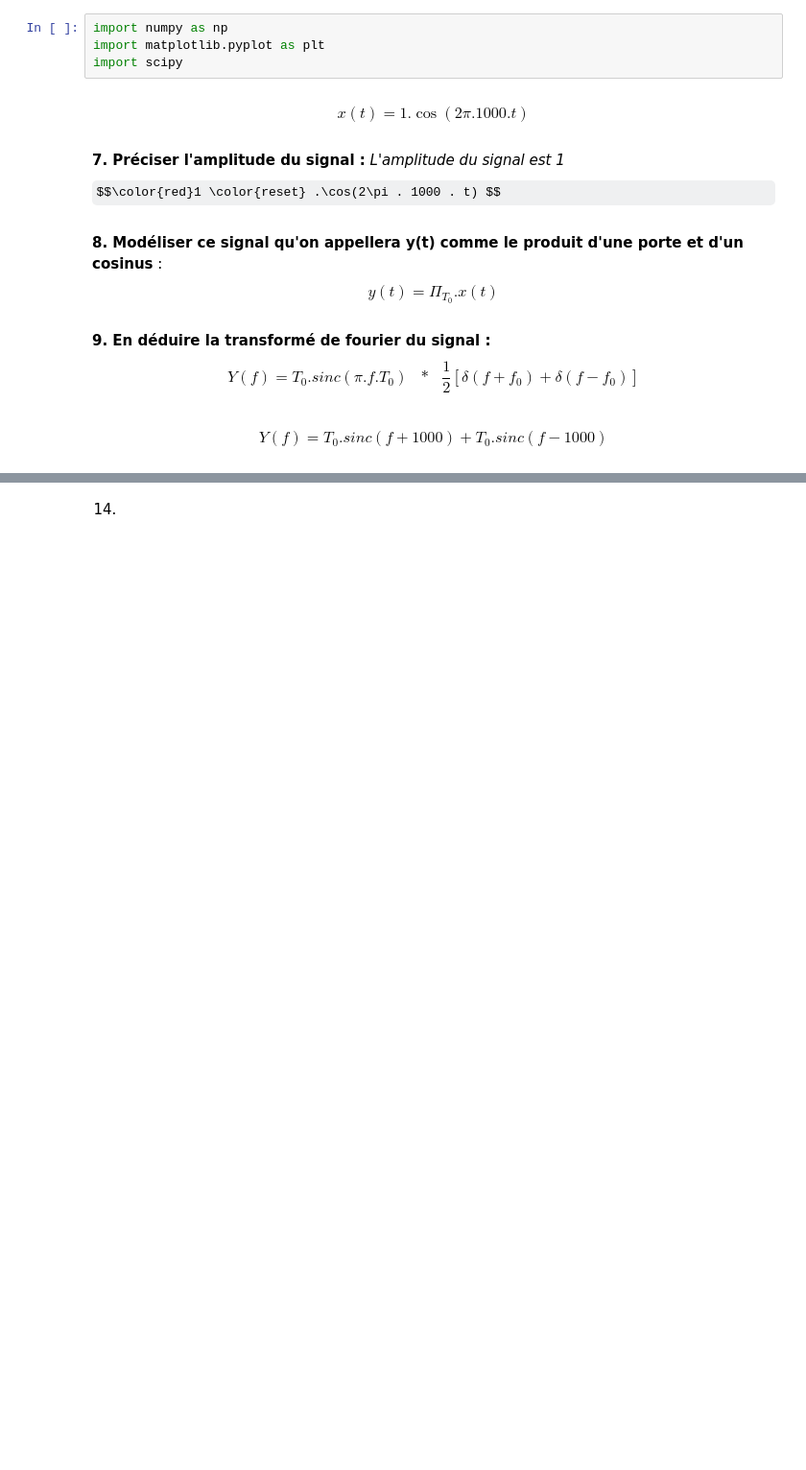
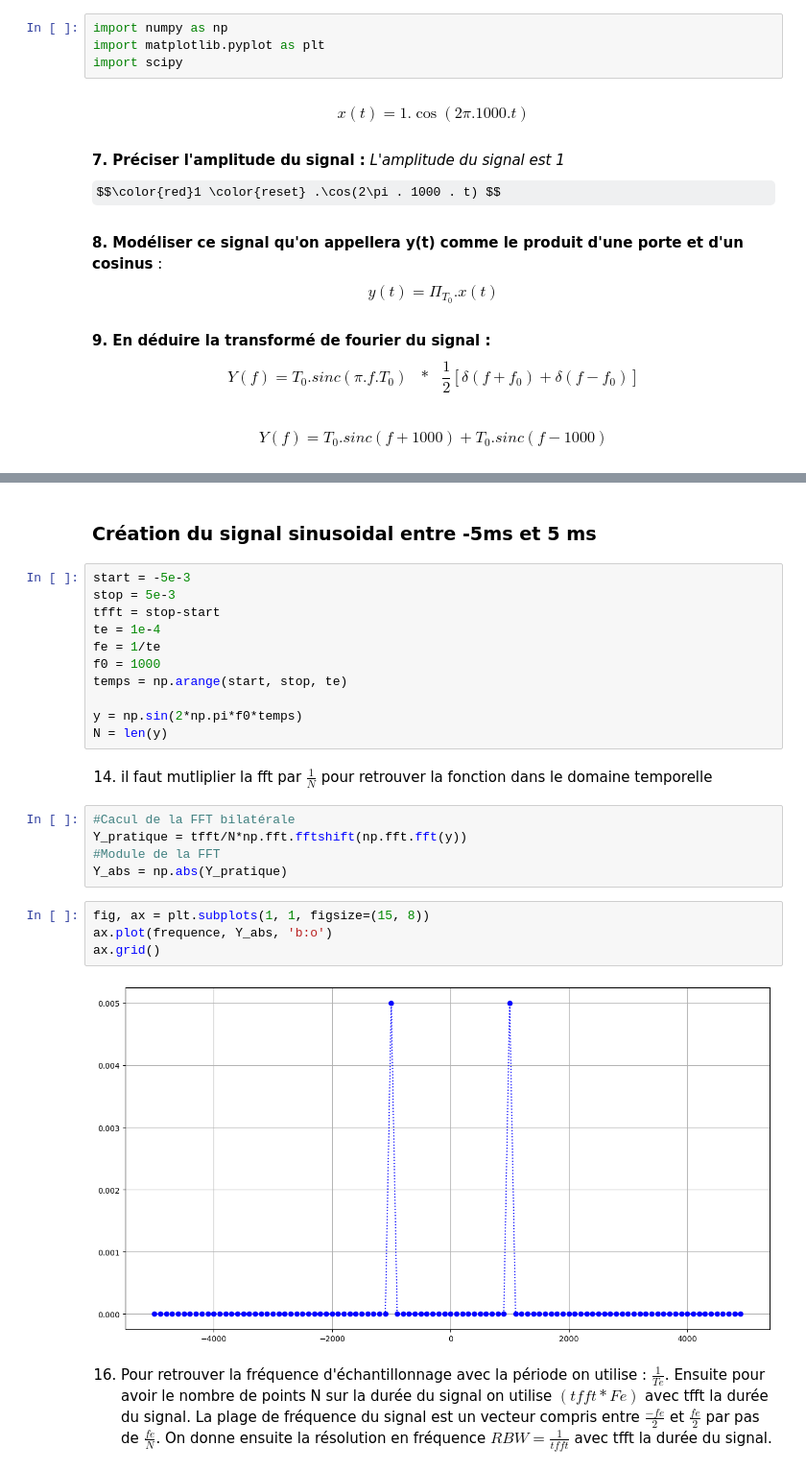
Before and after one commit to NergYR/RT2R05_TP1, a Jupyter notebook: TP1.ipynb, the cells around one changed output, grey strips where cells are left out. Shown: that part at 96% size. Saved outputs shown, nothing was run; the diff lists cells and outputs as text; some formulas as TeX source; blank space fills up the shorter version.

```diff
--- a/TP1.ipynb
+++ b/TP1.ipynb
@@ -43,2 +37,28 @@ new_fft_signal = 1/N*np.fft.fftshift(np.fft.fft(signal))
-# %% [markdown]
-14.
+# %% [markdown]
+### Création du signal sinusoidal entre -5ms et 5 ms
+# %%
+start = -5e-3
+stop = 5e-3
+tfft = stop-start
+te = 1e-4
+fe = 1/te
+f0 = 1000
+temps = np.arange(start, stop, te)
+
+y = np.sin(2*np.pi*f0*temps)
+N = len(y)
+# %% [markdown]
+14. il faut mutliplier la fft par $\frac{1}{N}$ pour retrouver la fonction dans le domaine temporelle
+# %%
+#Cacul de la FFT bilatérale
+Y_pratique = tfft/N*np.fft.fftshift(np.fft.fft(y))
+#Module de la FFT
+Y_abs = np.abs(Y_pratique)
+# %%
+fig, ax = plt.subplots(1, 1, figsize=(15, 8))
+ax.plot(frequence, Y_abs, 'b:o')
+ax.grid()
+# %% [output]
+[figure, added]
+# %% [markdown]
+16. Pour retrouver la fréquence d'échantillonnage avec la période on utilise : $\frac{1}{Te}$. Ensuite pour avoir le nombre de points N sur la durée du signal on utilise $(tfft*Fe)$ avec tfft la durée du signal. La plage de fréquence du signal est un vecteur compris entre $\frac{-fe}{2}$ et $\frac{fe}{2}$ par pas de $\frac{fe}{N}$. On donne ensuite la résolution en fréquence $ RBW = \frac{1}{tfft}$ avec tfft la durée du signal.
```
Also changed, not shown: parts of 11 cells of this notebook.
